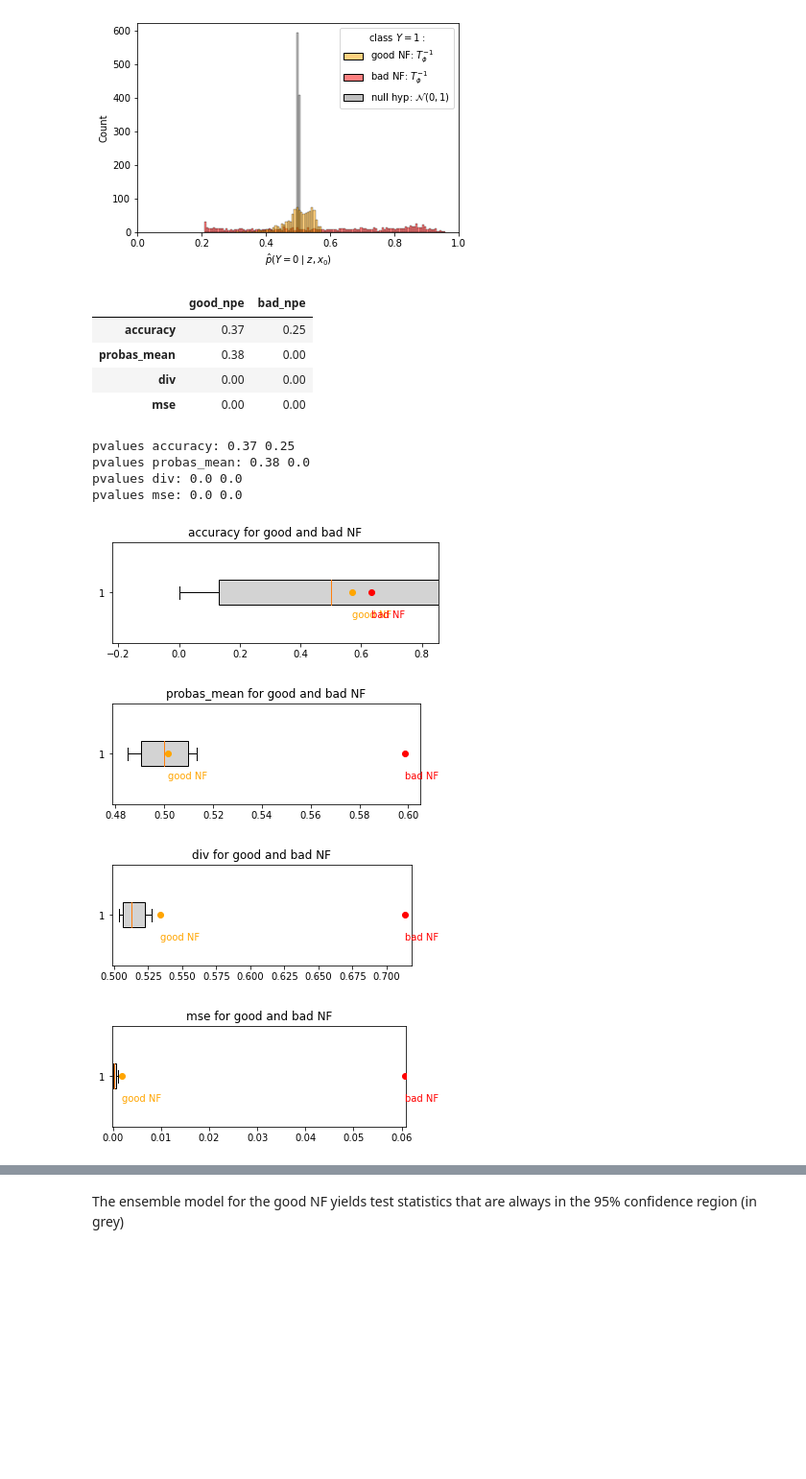
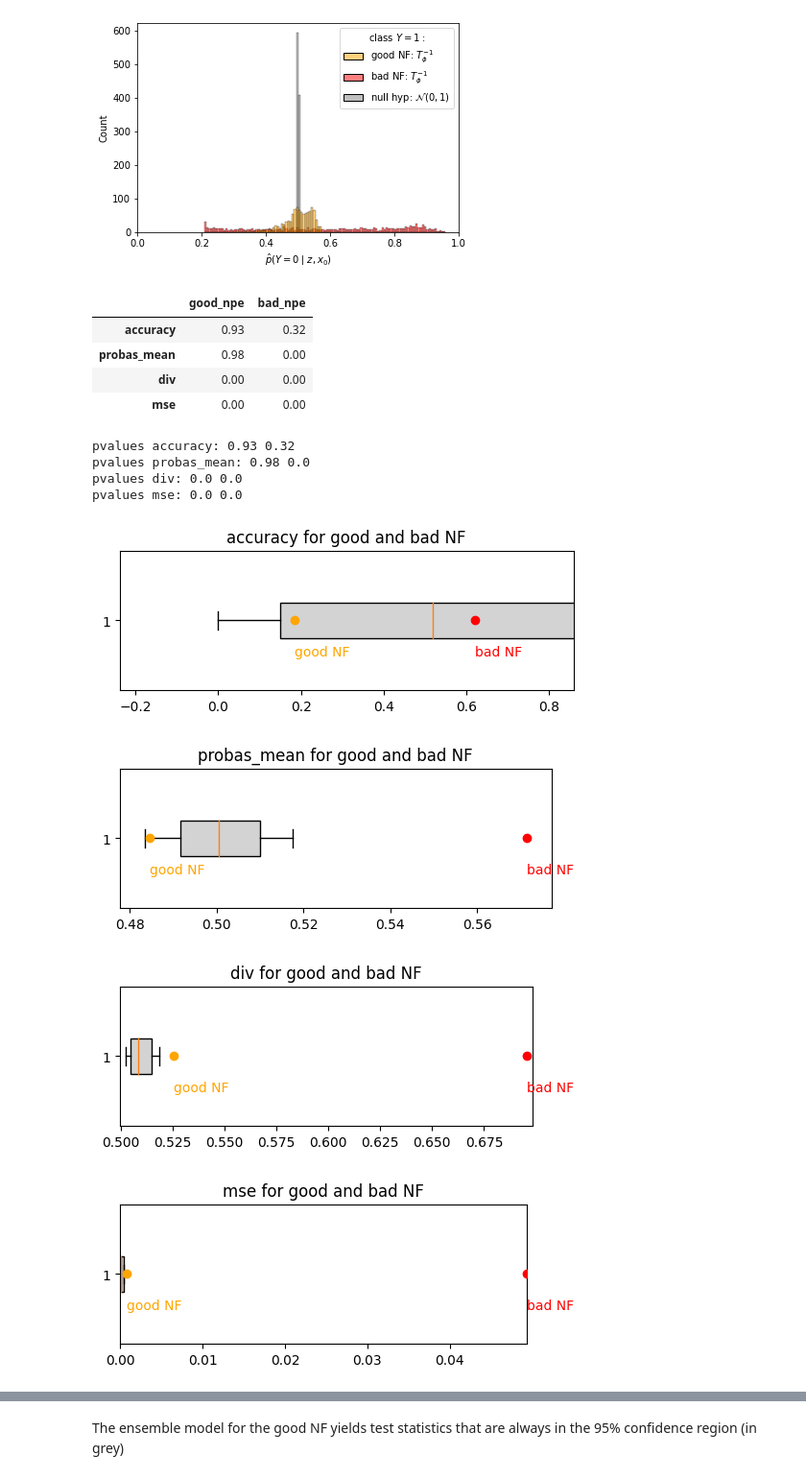
Before and after one commit to JuliaLinhart/valDiags_flows, a Jupyter notebook: notebooks/Local_C2ST_example_1D_lampe.ipynb, the cells around one changed output, grey strips where cells are left out. Shown at 96% size. Drawn from its saved outputs; the diff is of its cells as text; code cells hidden in the pictures; blank space fills up the shorter version.

```diff
--- a/notebooks/Local_C2ST_example_1D_lampe.ipynb
+++ b/notebooks/Local_C2ST_example_1D_lampe.ipynb
@@ -641,8 +660,8 @@ from valdiags.test_utils import compute_pvalue
 p_values_good = {}
 p_values_bad = {}
 for m in metrics:
-    p_values_good[m] = compute_pvalue(test_stats_good[m], t_stats_null[m])
-    p_values_bad[m] = compute_pvalue(test_stats_bad[m], t_stats_null[m])
+    p_values_good[m] = compute_pvalue(test_stats_good[m], test_stats_null[m])
+    p_values_bad[m] = compute_pvalue(test_stats_bad[m], test_stats_null[m])
 
 pd.concat(
     [
@@ -652,31 +671,31 @@ pd.concat(
 )
 # %% [output]
 |  | good_npe | bad_npe |
-| accuracy | 0.37 | 0.25 |
-| probas_mean | 0.38 | 0.00 |
+| accuracy | 0.93 | 0.32 |
+| probas_mean | 0.98 | 0.00 |
 | div | 0.00 | 0.00 |
 | mse | 0.00 | 0.00 |
 # %%
 from valdiags.graphical_valdiags import box_plot_lc2st
 for m in metrics:
     box_plot_lc2st(
         [test_stats_good[m], test_stats_bad[m]],
-        t_stats_null[m],
+        test_stats_null[m],
         labels=["good NF", "bad NF"],
         colors=["orange", "red"],
         title=f"{m} for good and bad NF",
     )
 
     print(f'pvalues {m}:', p_values_good[m], p_values_bad[m])
 # %% [output]
-pvalues accuracy: 0.37 0.25
-pvalues probas_mean: 0.38 0.0
+pvalues accuracy: 0.93 0.32
+pvalues probas_mean: 0.98 0.0
 pvalues div: 0.0 0.0
 pvalues mse: 0.0 0.0
-[figure, old version]
+[figure, new version]
-[figure, old version]
+[figure, new version]
-[figure, old version]
+[figure, new version]
-[figure, old version]
+[figure, new version]
 # %%
 from valdiags.graphical_valdiags import pp_plot_c2st
 pp_plot_c2st([probas_good_ens, probas_bad_ens], probas_null, labels=['Good NF', 'Bad NF'], colors=['orange', 'red'])
```
Also changed, not shown: parts of 12 cells of this notebook.
